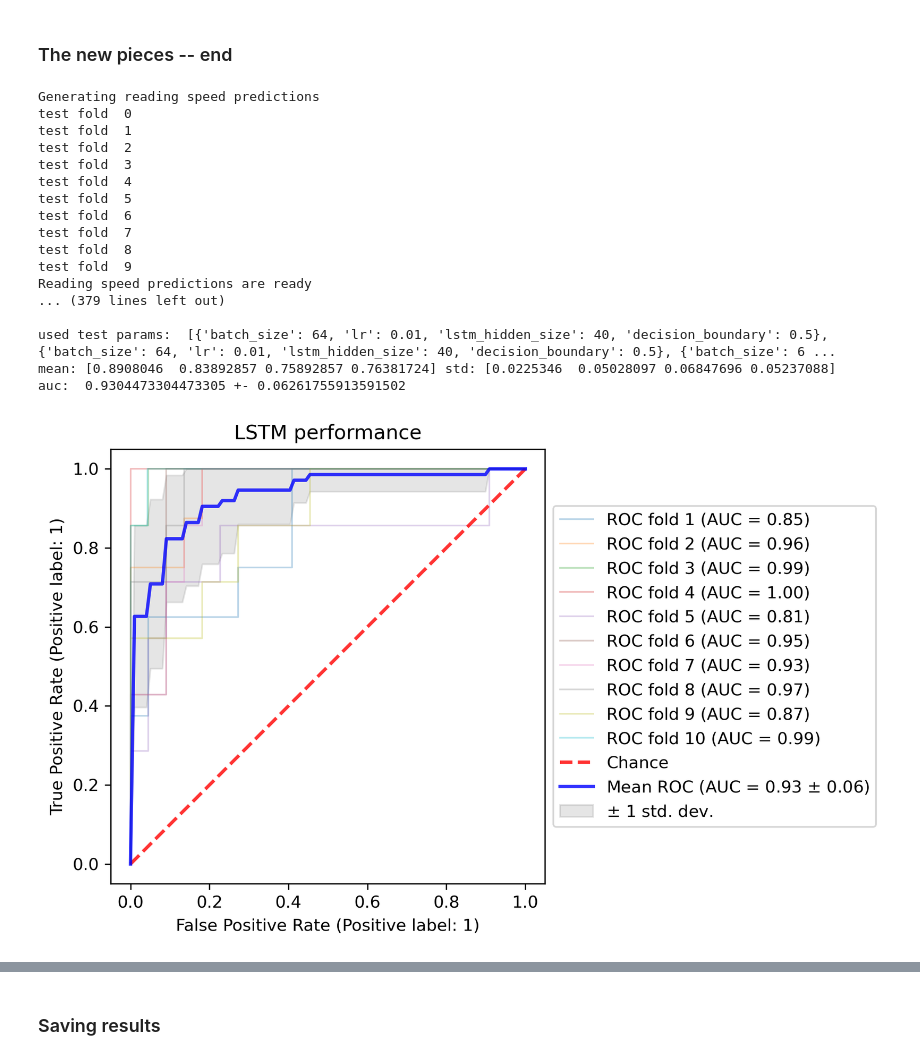
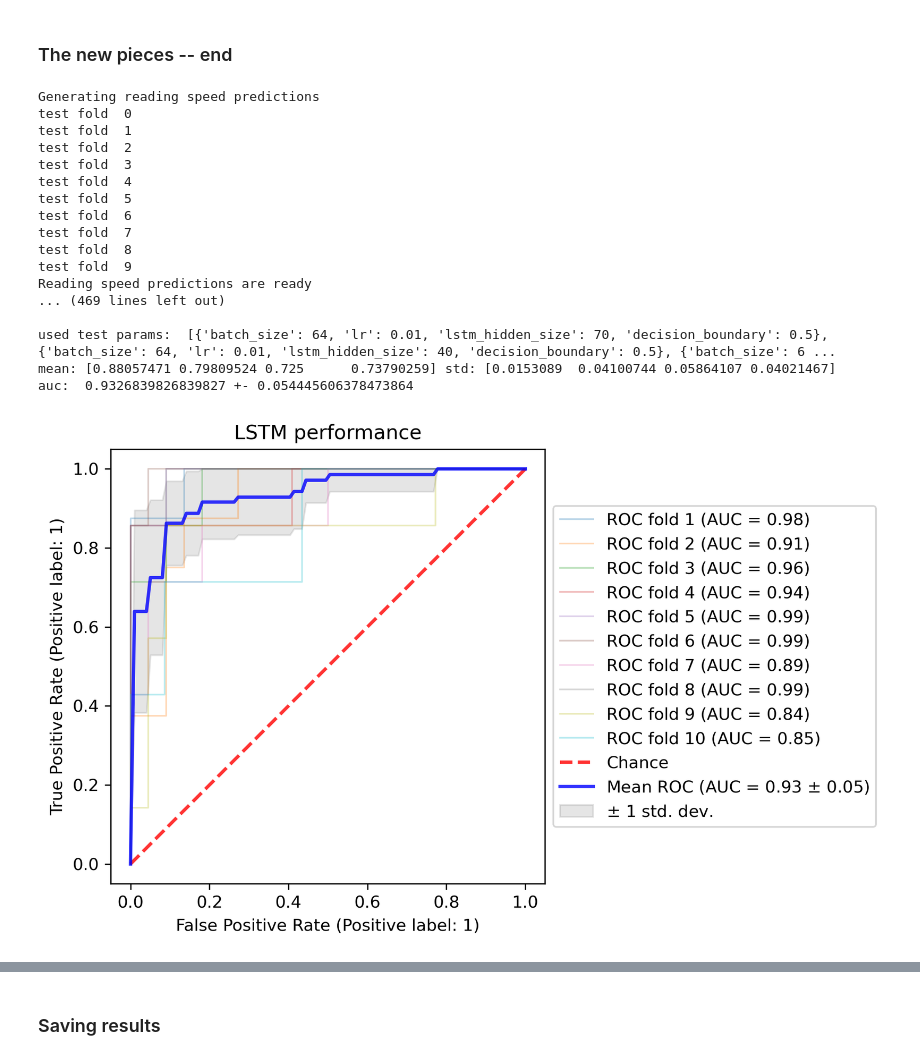
Before and after one commit to annlaurin/dyslexia_classifier, a Jupyter notebook: updated_lstm_for_reading_v2.ipynb, the cells around one changed output, grey strips where cells are left out. Cells and saved outputs as stored; diff of their text form; code cells hidden in the pictures.

```diff
--- a/updated_lstm_for_reading_v2.ipynb
+++ b/updated_lstm_for_reading_v2.ipynb
@@ -798,7 +798,7 @@ hyperparameter_space = {
     "lstm": {
         "batch_size": [64, 64],           #8, 16, 32, 64, 128
         "lr": [1e-02, 1e-03, 1e-04],     #np.linspace(1e-5, 1e-1, num=15),    #loguniform.rvs(1e-5, 1e-1, size=15)
-        "lstm_hidden_size": [30, 40, 50],       #[10, 20, 30, 40, 50, 60, 70]
+        "lstm_hidden_size": [30, 40, 50, 60, 70],       #[10, 20, 30, 40, 50, 60, 70]
         "decision_boundary": [0.5, 0.5]      #np.random.uniform(0, 1, size=20)
     }
 }
@@ -909,7 +909,7 @@ parser = argparse.ArgumentParser(description="Run Russian Dyslexia Experiments")
 parser.add_argument("--model", dest="model")
 parser.add_argument("--roc", dest="roc", action="store_true")
 parser.add_argument("--no-roc", dest="roc", action="store_false")
-parser.add_argument("--tunesets", type=int, default=35)
+parser.add_argument("--tunesets", type=int, default=45)
 parser.add_argument("--tune", dest="tune", action="store_true")
 parser.add_argument("--no-tune", dest="tune", action="store_false")
 parser.add_argument("--wordvectors", type=str, default="none")
@@ -978,7 +978,7 @@ preprocessor = EyetrackingDataPreprocessor(
 )
 ######## Getting reading speed predictions ########
 tprs_folds_rs = {}
-params_test_rs = {"batch_size": 64, "decision_boundary": 0.5, "lr": 0.001, "lstm_hidden_size": 50}
+params_test_rs = {"batch_size": 64, "decision_boundary": 0.5, "lr": 0.001, "lstm_hidden_size": 40}
 loss_fn = nn.MSELoss()
 running_model = copy.deepcopy(LSTMClassifier_RS)
 #
@@ -1192,38 +1192,38 @@ if args.roc:
     Roc.save()
     print("auc: ", Roc.mean_auc, "+-", Roc.std_auc)
 pred_level = "subjectpred" if BATCH_SUBJECTS else "textpred"
 final_scores_mean = np.mean(test_accuracies, axis=0)
 final_scores_std = np.std(test_accuracies, axis=0) / np.sqrt(NUM_FOLDS)
 final_scores_mean = np.insert(final_scores_mean, 0, Roc.mean_auc, axis=0)
 final_scores_std = np.insert(final_scores_std, 0, Roc.std_auc, axis=0)
 # out_str = ""
 # with open(f"reader_prediction_results/reading_speed_info/{args.model}_scores_{pred_level}.txt", "w") as f:
 #     for i in range(len(final_scores_mean)):
 #         out_str += f"${round(final_scores_mean[i],2):1.2f}\db{{{round(final_scores_std[i],2):1.2f}}}$"
 #         if i < len(final_scores_mean) - 1:
 #             out_str += " & "
 #         else:
 #             out_str += " \\\\ "
 #     f.write(out_str)
 # %% [output]
 Generating reading speed predictions
 test fold  0
 test fold  1
 test fold  2
 test fold  3
 test fold  4
 test fold  5
 test fold  6
 test fold  7
 test fold  8
 test fold  9
 Reading speed predictions are ready
-... (379 lines left out)
+... (469 lines left out)
 
-used test params:  [{'batch_size': 64, 'lr': 0.01, 'lstm_hidden_size': 40, 'decision_boundary': 0.5}, {'batch_size': 64, 'lr': 0.01, 'lstm_hidden_size': 40, 'decision_boundary': 0.5}, {'batch_size': 6 ...
-mean: [0.8908046  0.83892857 0.75892857 0.76381724] std: [0.0225346  0.05028097 0.06847696 0.05237088]
-auc:  0.9304473304473305 +- 0.06261755913591502
+used test params:  [{'batch_size': 64, 'lr': 0.01, 'lstm_hidden_size': 70, 'decision_boundary': 0.5}, {'batch_size': 64, 'lr': 0.01, 'lstm_hidden_size': 40, 'decision_boundary': 0.5}, {'batch_size': 6 ...
+mean: [0.88057471 0.79809524 0.725      0.73790259] std: [0.0153089  0.04100744 0.05864107 0.04021467]
+auc:  0.9326839826839827 +- 0.054445606378473864
-[figure, old version]
+[figure, new version]
 # %%
 folds = []
 subjects = []
```
Also changed, not shown: parts of 4 cells of this notebook.
